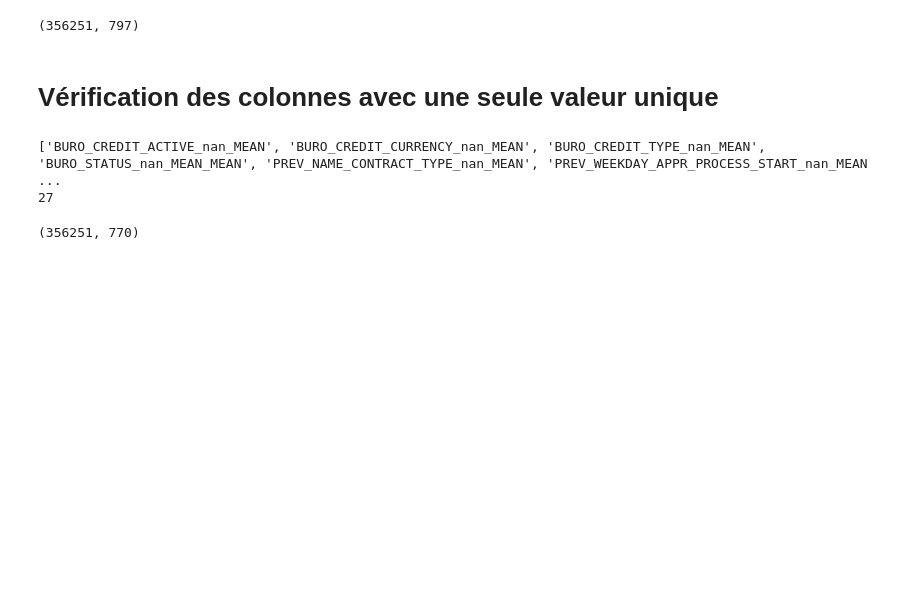
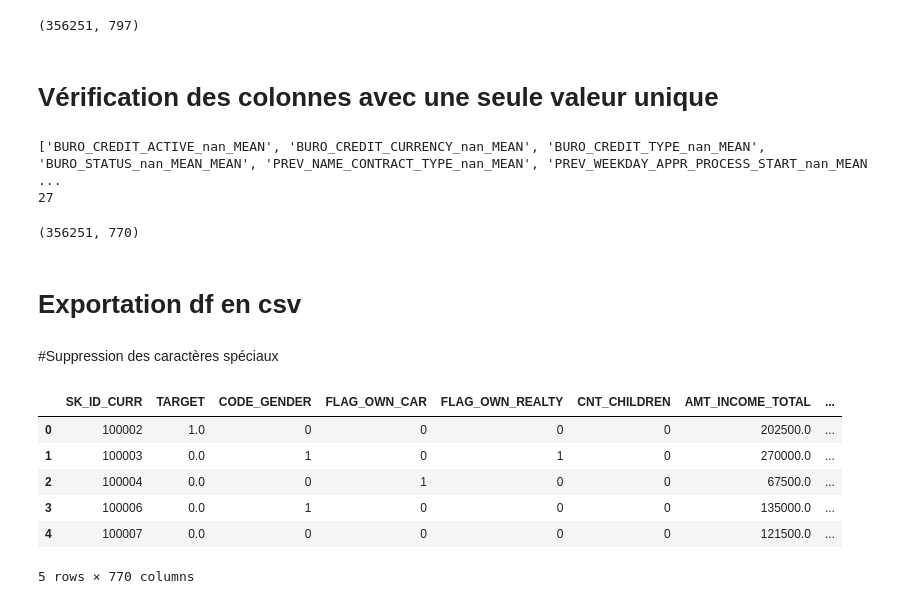
Before and after one commit to 1952ma/p7, a Jupyter notebook: p7_exploration.ipynb, the cells around one changed output. Cells and saved outputs as stored; diff of their text form; code cells hidden in the pictures; blank space fills up the shorter version.

```diff
--- a/p7_exploration.ipynb
+++ b/p7_exploration.ipynb
@@ -399,3 +399,5 @@ df.drop(columns=single_value_columns, inplace=True)
 df.shape
 # %% [output]
 (356251, 770)
+# %% [markdown]
+# Exportation df en csv
@@ -401,0 +406,26 @@ df.shape
+# %% [markdown]
+#Suppression des caractères spéciaux
+# %%
+#df sans les caractères spéciaux dans les noms de colonnes
+
+import re
+
+#la fonction pour nettoyer les noms de colonnes
+def clean_col_names(df):
+    df.columns = [re.sub(r'\W+', '_', col) for col in df.columns]
+    return df
+
+#j'applique la fonction à df
+df = clean_col_names(df)
+
+#maintenant les colonnes ne contiennent plus de caractères spéciaux
+# %%
+df.head()
+# %% [output]
+|  | SK_ID_CURR | TARGET | CODE_GENDER | FLAG_OWN_CAR | FLAG_OWN_REALTY | CNT_CHILDREN | AMT_INCOME_TOTAL | ... |
+| 0 | 100002 | 1.0 | 0 | 0 | 0 | 0 | 202500.0 | ... |
+| 1 | 100003 | 0.0 | 1 | 0 | 1 | 0 | 270000.0 | ... |
+| 2 | 100004 | 0.0 | 0 | 1 | 0 | 0 | 67500.0 | ... |
+| 3 | 100006 | 0.0 | 1 | 0 | 0 | 0 | 135000.0 | ... |
+| 4 | 100007 | 0.0 | 0 | 0 | 0 | 0 | 121500.0 | ... |
+5 rows × 770 columns
```
Also changed, not shown: parts of 1 cell of this notebook.
